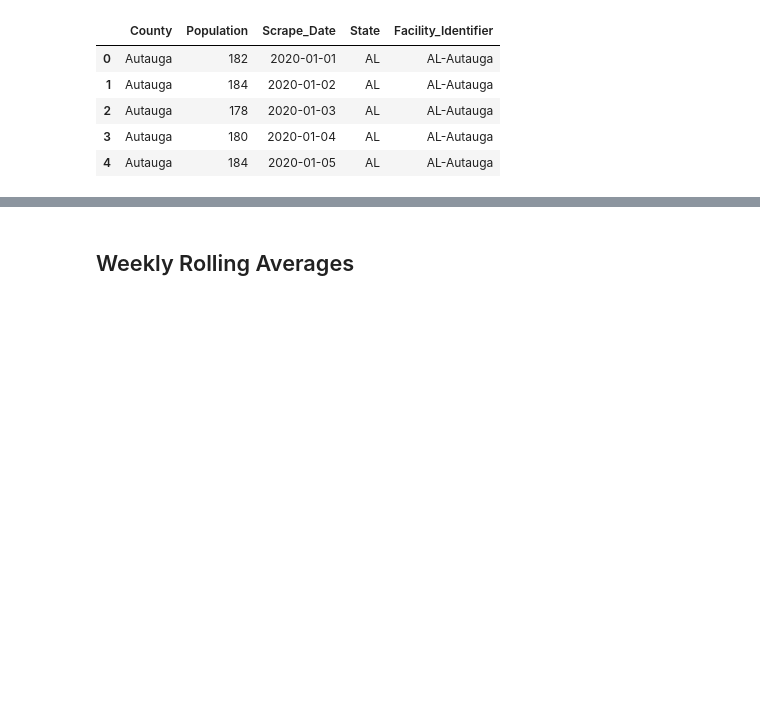
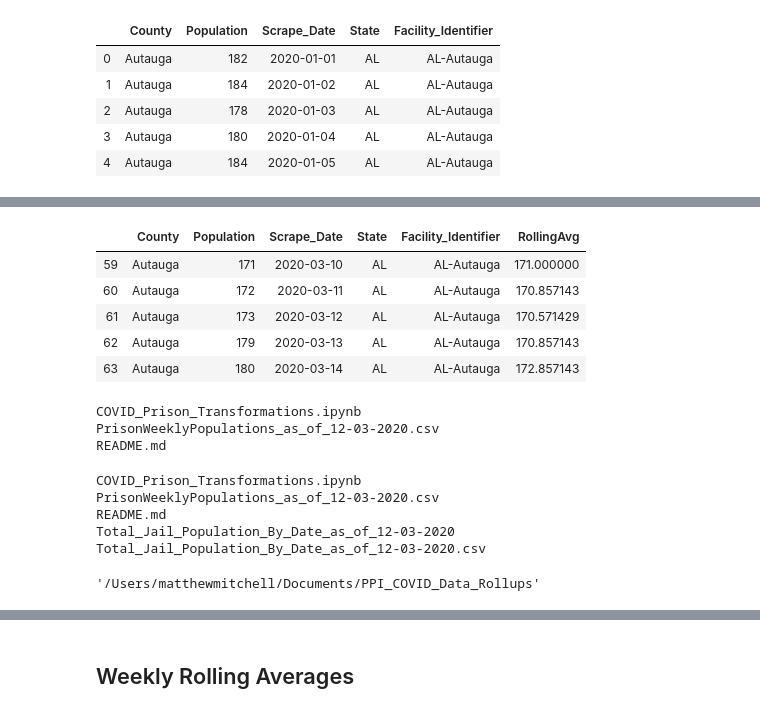
Before and after one commit to Matthew-Mitchell/PPI_COVID_Data_Rollups, a Jupyter notebook: COVID_Prison_Transformations.ipynb, the cells around one changed output, grey strips where cells are left out. Saved outputs shown, nothing was run; the diff lists cells and outputs as text; code cells hidden in the pictures; blank space fills up the shorter version.

```diff
--- a/COVID_Prison_Transformations.ipynb
+++ b/COVID_Prison_Transformations.ipynb
@@ -45,0 +87,18 @@ df.head()
+# %%
+jails_most_recent = df.groupby('Facility_Identifier')['Scrape_Date'].max()
+jails_to_include = jails_most_recent[jails_most_recent>=three_months_ago].index
+df = df[df['Facility_Identifier'].isin(jails_to_include)] #Subset master dataset
+df.head()
+# %% [output]
+|  | County | Population | Scrape_Date | State | Facility_Identifier | RollingAvg |
+| 59 | Autauga | 171 | 2020-03-10 | AL | AL-Autauga | 171.000000 |
+| 60 | Autauga | 172 | 2020-03-11 | AL | AL-Autauga | 170.857143 |
+| 61 | Autauga | 173 | 2020-03-12 | AL | AL-Autauga | 170.571429 |
+| 62 | Autauga | 179 | 2020-03-13 | AL | AL-Autauga | 170.857143 |
+| 63 | Autauga | 180 | 2020-03-14 | AL | AL-Autauga | 172.857143 |
+# %%
+ls
+# %% [output]
+COVID_Prison_Transformations.ipynb
+PrisonWeeklyPopulations_as_of_12-03-2020.csv
+README.md
@@ -45,0 +110,12 @@ df.head()
+# %%
+ls
+# %% [output]
+COVID_Prison_Transformations.ipynb
+PrisonWeeklyPopulations_as_of_12-03-2020.csv
+README.md
+Total_Jail_Population_By_Date_as_of_12-03-2020
+Total_Jail_Population_By_Date_as_of_12-03-2020.csv
+# %%
+pwd
+# %% [output]
+'/Users/matthewmitchell/Documents/PPI_COVID_Data_Rollups'
```
Also changed, not shown: parts of 16 cells of this notebook.
